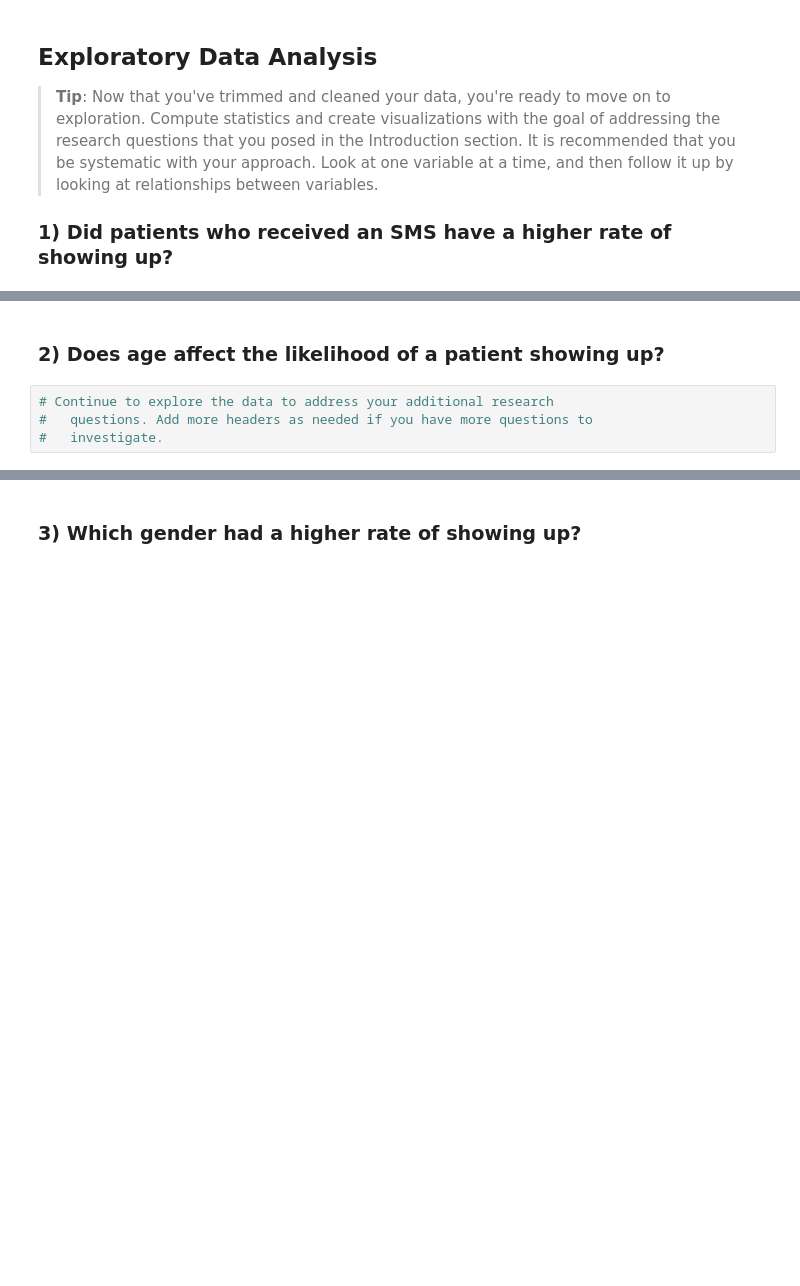
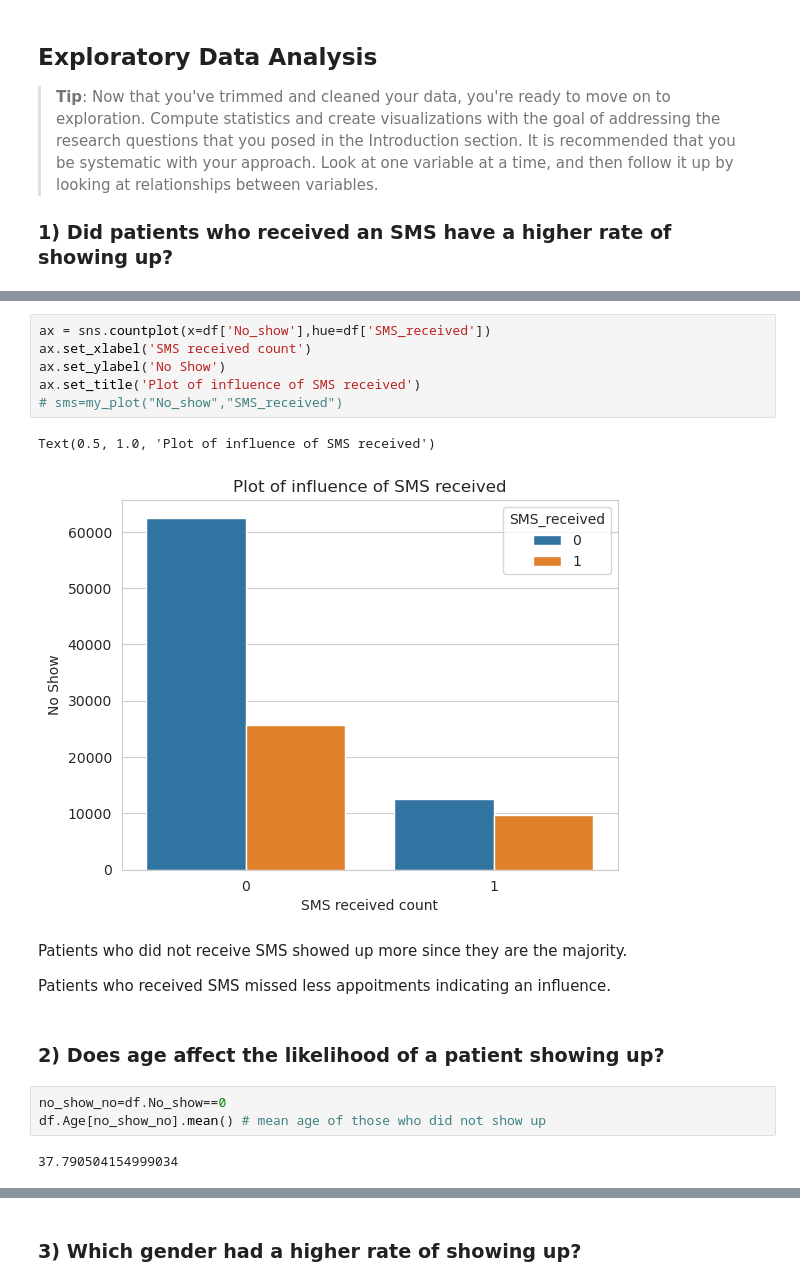
Before and after one commit to kyalo-vibes/Appointments-Data-Analysis, a Jupyter notebook: appointment_project.ipynb, the cells around one changed output, grey strips where cells are left out. Drawn from its saved outputs; the diff is of its cells as text; blank space fills up the shorter version.

Commit message:
Questions 1,2 and 4 answered with conclusions.

```diff
--- a/appointment_project.ipynb
+++ b/appointment_project.ipynb
@@ -268,6 +278,20 @@ plt.show()
+# %%
+ax = sns.countplot(x=df['No_show'],hue=df['SMS_received'])
+ax.set_xlabel('SMS received count')
+ax.set_ylabel('No Show')
+ax.set_title('Plot of influence of SMS received')
+# sms=my_plot("No_show","SMS_received")
+# %% [output]
+Text(0.5, 1.0, 'Plot of influence of SMS received')
+[figure, added]
+# %% [markdown]
+Patients who did not receive SMS showed up more since they are the majority.
+
+Patients who received SMS missed less appoitments indicating an influence.
 # %% [markdown]
 ### 2) Does age affect the likelihood of a patient showing up?
-# %%
-# Continue to explore the data to address your additional research
-#   questions. Add more headers as needed if you have more questions to
-#   investigate.
+# %%
+no_show_no=df.No_show==0
+df.Age[no_show_no].mean() # mean age of those who did not show up
+# %% [output]
+37.790504154999034
```
Also changed, not shown: parts of 18 cells of this notebook, 1 other file.
